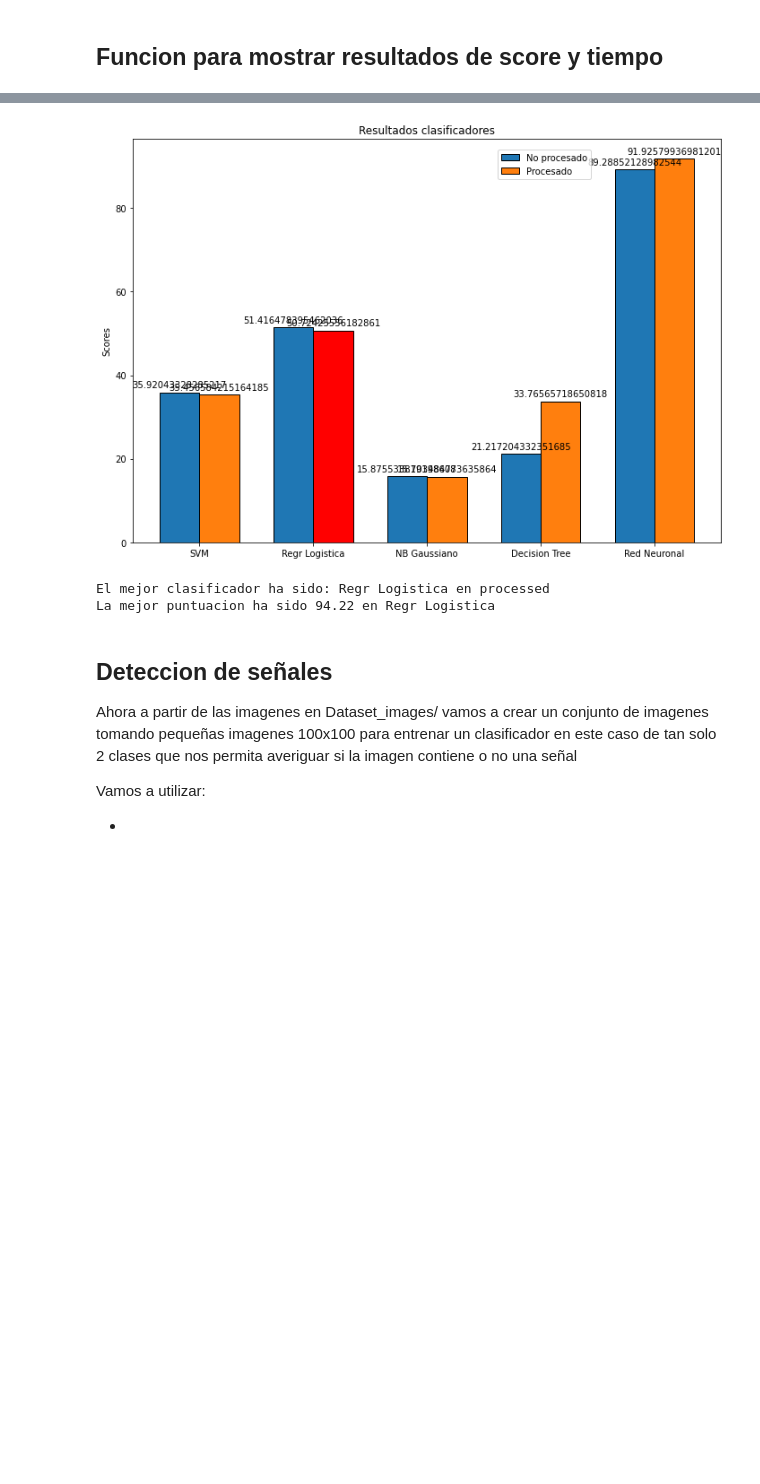
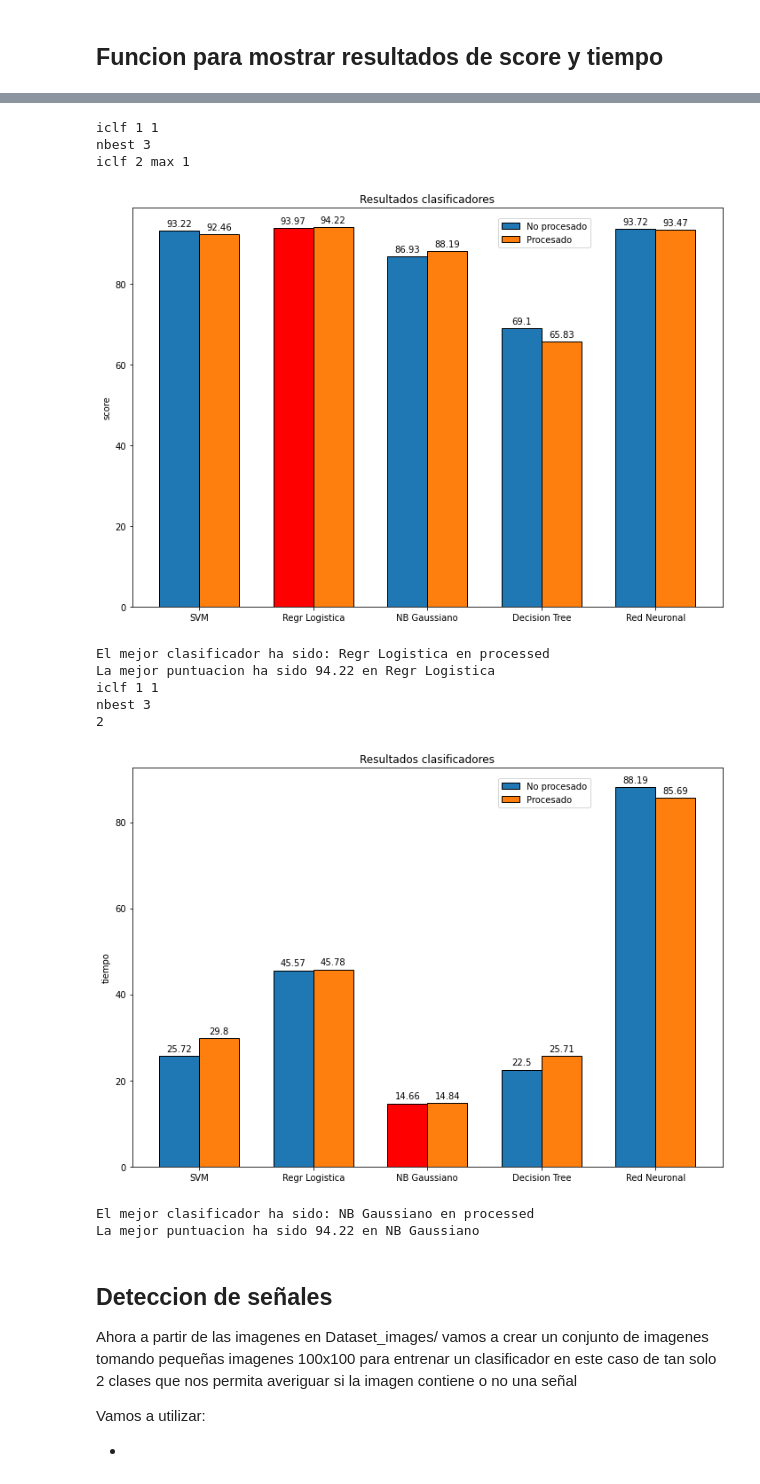
Before and after one commit to arribass/ClasificacionDeteccionSigns, a Jupyter notebook: Clasificacion_y_deteccion.ipynb, the cells around one changed output, grey strips where cells are left out. Saved outputs shown, nothing was run; the diff lists cells and outputs as text; code cells hidden in the pictures; blank space fills up the shorter version.

Commit message:
cambios readme y graficas refinar

```diff
--- a/Clasificacion_y_deteccion.ipynb
+++ b/Clasificacion_y_deteccion.ipynb
@@ -272,7 +272,7 @@ for i,(clf_aux,clf_name) in enumerate(zip(classifiers,clf_names)):
         clf = GridSearchCV(clf,parameters_dict[clf_name],cv = 2,n_jobs=-1)
         clf.fit(Xtrain,ytrain)
         t1 = time.time()
-        time_list.append(round(t1-t0),2)
+        time_list.append(round(t1-t0,2))
 
         #Calculamos la precision, la guardamos y vemos si hemos mejorado
         score = round(clf.score(Xtest,ytest)*100,2)
@@ -306,7 +306,7 @@ Total time elapsed 441.29
 # %% [markdown]
 ## Funcion para mostrar resultados de score y tiempo
 # %%
-def graficas_resultados(bar_list,width = 0.35,title = None,best = None):
+def graficas_resultados(bar_list,width = 0.35,Best = None,title = None):
     '''Muestra graficas de resultados'''
     def autolabel(rects):
         """Attach a text label above each bar in *rects*, displaying its height."""
@@ -326,17 +326,25 @@ def graficas_resultados(bar_list,width = 0.35,title = None,best = None):
     rects2 = ax.bar(x + width/2, bar_list[1::2], width, label='procesado',edgecolor='k')
 
     # Add some text for labels, title and custom x-axis tick labels, etc.
-    ax.set_ylabel('Scores')
+    if title is not None:
+        ax.set_ylabel(title)
     ax.set_title('Resultados clasificadores')
     ax.set_xticks(x)
     ax.set_xticklabels(clf_names)
 
     autolabel(rects1)
     autolabel(rects2)
-    # print(score_list)
-    # print(nBest_clf)
     i_clf = int(nBest_clf/2)
-    if nBest_clf % 2 == 0:
+    print('iclf 1',i_clf)
+    print('nbest',nBest_clf)
+    if Best is not None:
+        if Best == 'max':
+            i_clf = int(np.argmax(bar_list)/2)
+            print('iclf 2 max',i_clf)
+        else:
+            i_clf = int(np.argmin(bar_list)/2)
+            print(i_clf)
+    if (i_clf*2) % 2 == 0:
         rects1[i_clf].set_color('r')
         rects1[i_clf].set_edgecolor('k')
     else:
@@ -349,7 +357,7 @@ def graficas_resultados(bar_list,width = 0.35,title = None,best = None):
             rects2[i_clf].set_color('r')
             rects2[i_clf].set_edgecolor('k')
     fig.tight_layout()
-    ax.legend(['No procesado','Procesado','Mejor'],loc=(0.62,0.9))
+    ax.legend(['No procesado','Procesado'],loc=(0.62,0.9))
 
     plt.show()
 
@@ -410,8 +366,18 @@ La mejor puntuacion ha sido 94.22 en Regr Logistica
 # %%
 #Graficas score
 #Llamada funcion
-graficas_resultados(time_list)
+graficas_resultados(score_list,title='score',Best='max')
+graficas_resultados(time_list,title='tiempo',Best='min')
 # %% [output]
+iclf 1 1
+nbest 3
+iclf 2 max 1
-[figure, old version]
+[figure, new version]
-El mejor clasificador ha sido: Regr Logistica en processed
-La mejor puntuacion ha sido 94.22 en Regr Logistica
+El mejor clasificador ha sido: Regr Logistica en processed
+La mejor puntuacion ha sido 94.22 en Regr Logistica
+iclf 1 1
+nbest 3
+2
+[figure, added]
+El mejor clasificador ha sido: NB Gaussiano en processed
+La mejor puntuacion ha sido 94.22 en NB Gaussiano
```
Also changed, not shown: parts of 4 cells of this notebook, 1 other file.
